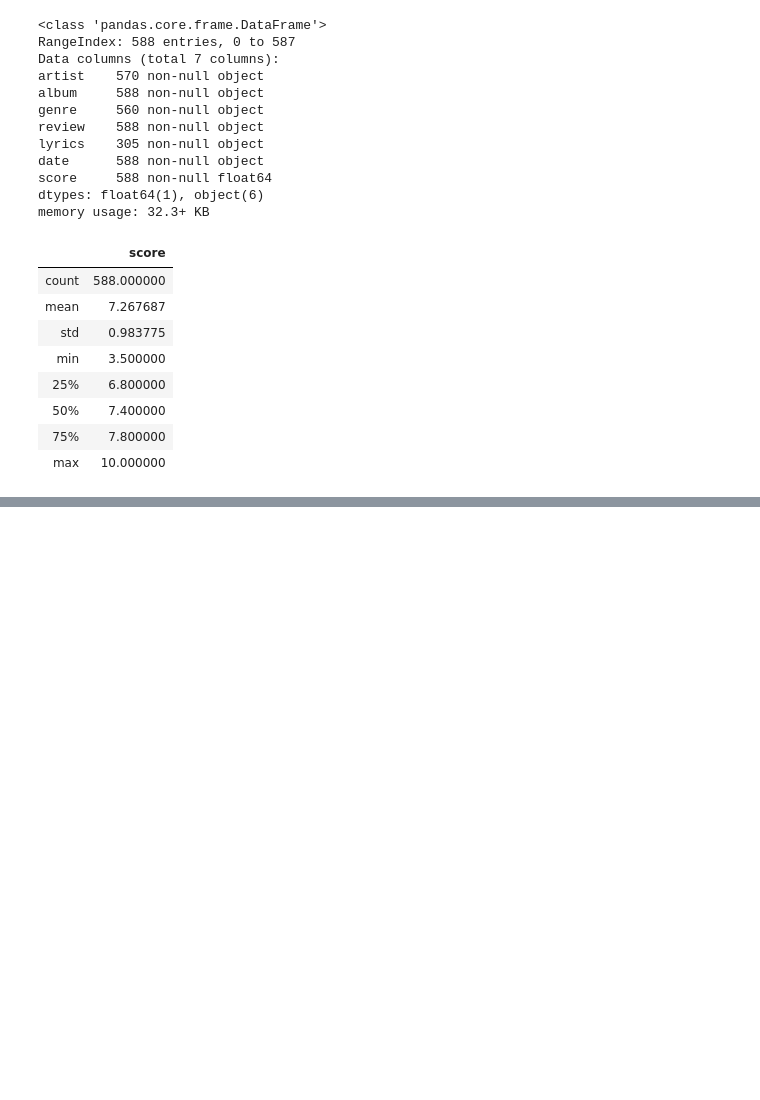
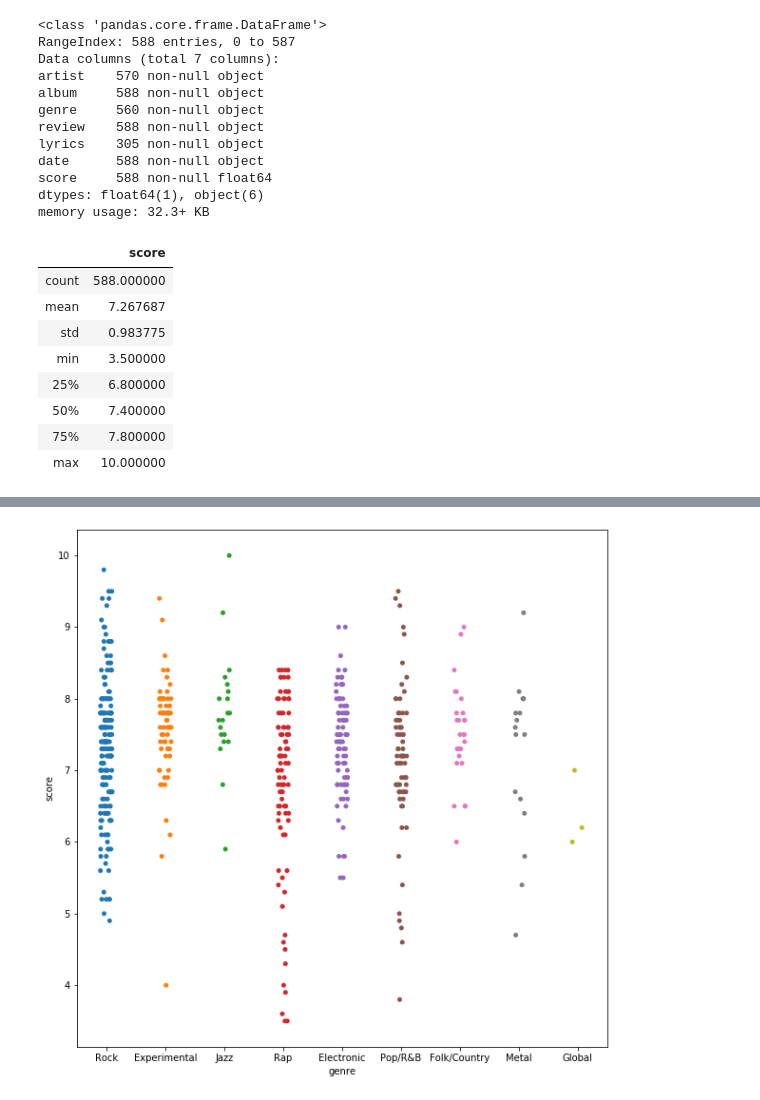
Before and after one commit to mickey-is-codin/pitchfork-predictor, a Jupyter notebook: eda/notebooks/review_eda.ipynb, the cells around one changed output, grey strips where cells are left out. Cells and saved outputs as stored; diff of their text form; code cells hidden in the pictures; blank space fills up the shorter version.

```diff
--- a/eda/notebooks/review_eda.ipynb
+++ b/eda/notebooks/review_eda.ipynb
@@ -55,0 +57,6 @@ review_df["score"].plot()
+# %%
+fig, ax = plt.subplots(figsize=(10,10))
+sns.catplot(ax=ax, x="genre", y="score", data=review_df)
+plt.close(2)
+# %% [output]
+[figure, added]
```
Also changed, not shown: parts of 2 cells of this notebook, 2 other files.
